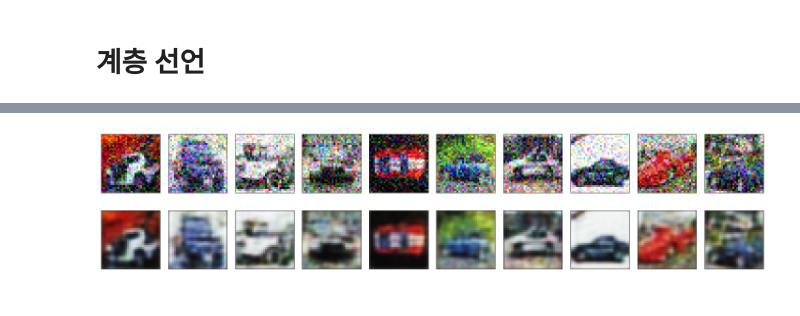
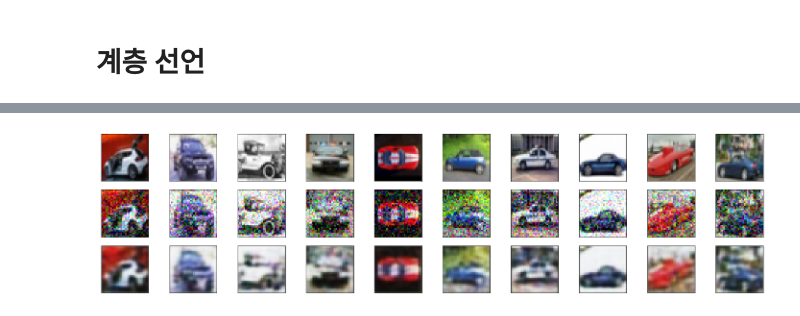
Before and after one commit to gcpugkr/guroflow, a Jupyter notebook: learning_tf/younseun/working_7_3_4_keras_autoencoder.ipynb, the cells around one changed output, grey strips where cells are left out. Cells and saved outputs as stored; diff of their text form; code cells hidden in the pictures.

```diff
--- a/learning_tf/younseun/working_7_3_4_keras_autoencoder.ipynb
+++ b/learning_tf/younseun/working_7_3_4_keras_autoencoder.ipynb
@@ -110,28 +112,35 @@ Epoch 10/10
 # %%
 import matplotlib.pyplot as plt
 % matplotlib inline
 
 n_imgs = 10
-f,axarr = plt.subplots(2,n_imgs,figsize=[20,5])
+f,axarr = plt.subplots(3,n_imgs,figsize=[20,5])
 decoded_imgs = autoencoder.predict(x_test_n)
 
 for i in range(n_imgs):
 
     ax = axarr[0,i]
     ax.get_yaxis().set_visible(False)
+    ax.imshow(x_test[i,:,:,:])
+    plt.gray()
+    ax.get_xaxis().set_visible(False)
+    ax.get_yaxis().set_visible(False)
+
+    ax = axarr[1,i]
+    ax.get_yaxis().set_visible(False)
     ax.imshow(x_test_n[i,:,:,:])
     plt.gray()
     ax.get_xaxis().set_visible(False)
     ax.get_yaxis().set_visible(False)
 
-    ax = axarr[1,i]
+    ax = axarr[2,i]
     ax.get_yaxis().set_visible(False)
     ax.imshow(decoded_imgs[i,:,:,:])
     plt.gray()
     ax.get_xaxis().set_visible(False)
     ax.get_yaxis().set_visible(False)
 
 plt.tight_layout()
 plt.show()
 # %% [output]
-[figure, old version]
+[figure, new version]
```
Also changed, not shown: parts of 2 cells of this notebook, 12 other files.
